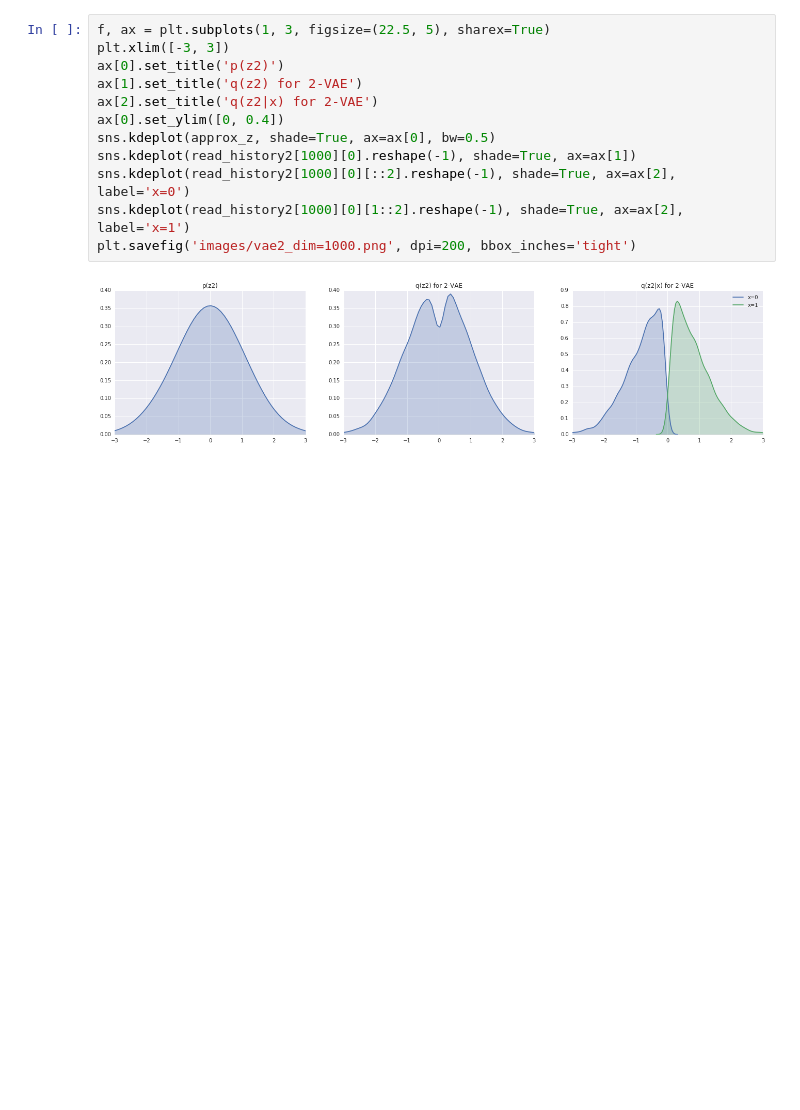
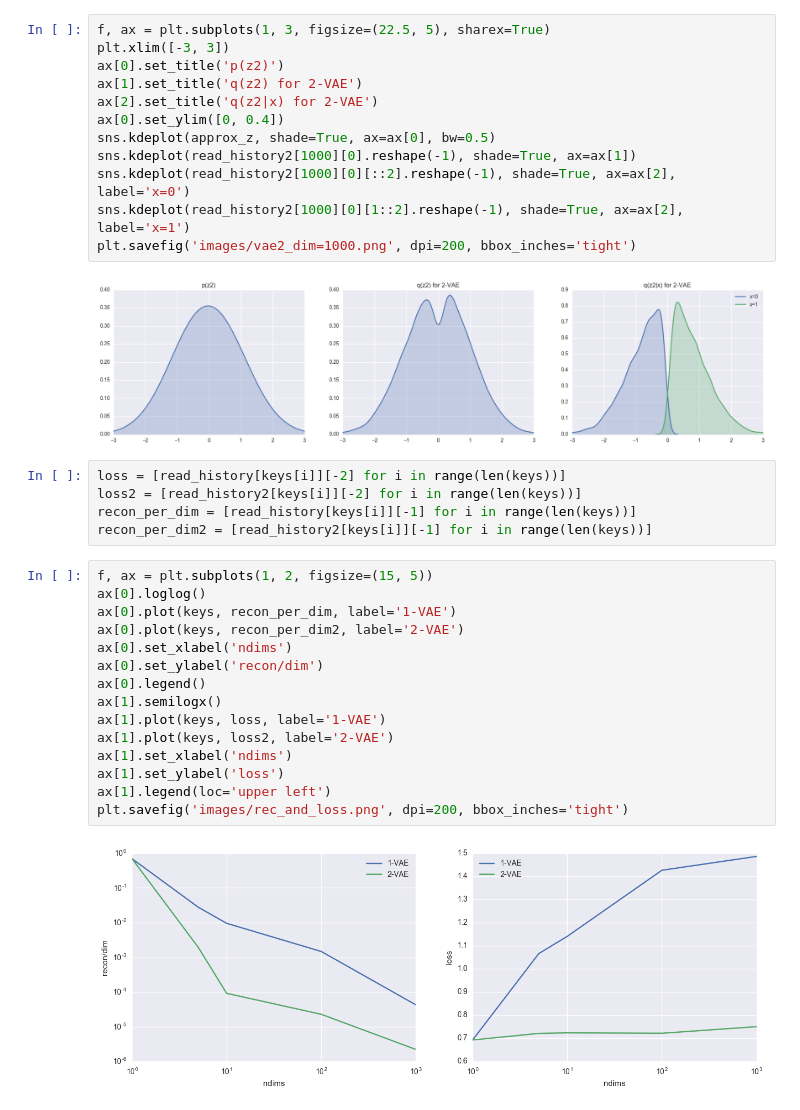
Before and after one commit to RuiShu/micro-projects, a Jupyter notebook: one-bit-vae/experiments.ipynb, the cells around one changed output. Cells and saved outputs as stored; diff of their text form; blank space fills up the shorter version.

Commit message:
Add recon_and_loss w.r.t. ndims

```diff
--- a/one-bit-vae/experiments.ipynb
+++ b/one-bit-vae/experiments.ipynb
@@ -228,3 +228,25 @@ sns.kdeplot(read_history2[1000][0][1::2].reshape(-1), shade=True, ax=ax[2], labe
 plt.savefig('images/vae2_dim=1000.png', dpi=200, bbox_inches='tight')
 # %% [output]
 [figure]
+# %%
+loss = [read_history[keys[i]][-2] for i in range(len(keys))]
+loss2 = [read_history2[keys[i]][-2] for i in range(len(keys))]
+recon_per_dim = [read_history[keys[i]][-1] for i in range(len(keys))]
+recon_per_dim2 = [read_history2[keys[i]][-1] for i in range(len(keys))]
+# %%
+f, ax = plt.subplots(1, 2, figsize=(15, 5))
+ax[0].loglog()
+ax[0].plot(keys, recon_per_dim, label='1-VAE')
+ax[0].plot(keys, recon_per_dim2, label='2-VAE')
+ax[0].set_xlabel('ndims')
+ax[0].set_ylabel('recon/dim')
+ax[0].legend()
+ax[1].semilogx()
+ax[1].plot(keys, loss, label='1-VAE')
+ax[1].plot(keys, loss2, label='2-VAE')
+ax[1].set_xlabel('ndims')
+ax[1].set_ylabel('loss')
+ax[1].legend(loc='upper left')
+plt.savefig('images/rec_and_loss.png', dpi=200, bbox_inches='tight')
+# %% [output]
+[figure, added]
```
Also changed, not shown: parts of 2 cells of this notebook, 4 other files.
